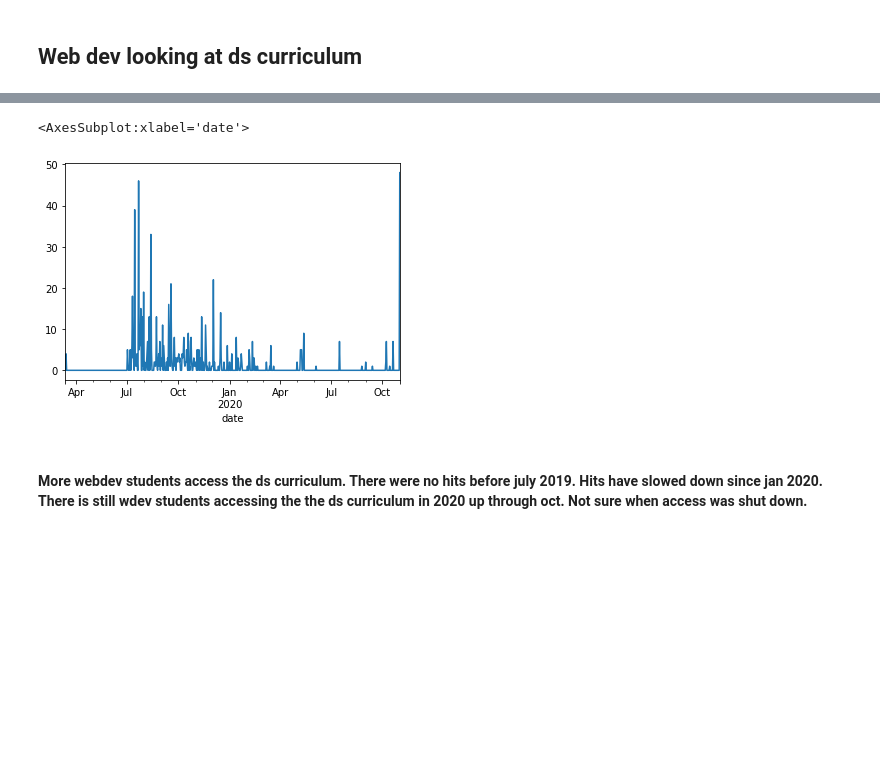
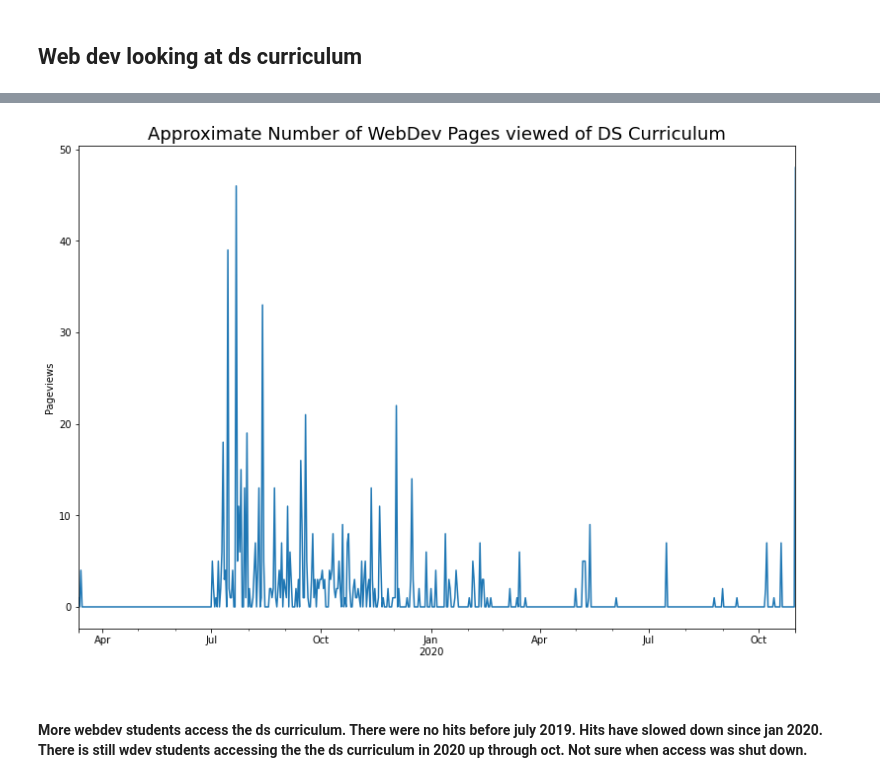
Before and after one commit to george887/time_series_project, a Jupyter notebook: explore.ipynb, the cells around one changed output, grey strips where cells are left out. Drawn from its saved outputs; the diff is of its cells as text; code cells hidden in the pictures; blank space fills up the shorter version.

```diff
--- a/explore.ipynb
+++ b/explore.ipynb
@@ -722,2 +540,2 @@ df.head()
 # %%
-df.index = df.date
+df[df.user_id == 348]
@@ -928,7 +764,0 @@ memory usage: 54.7+ MB
-# %%
-# Converting start and end date to date time
-df.start_date = pd.to_datetime(df.start_date)
-df.end_date = pd.to_datetime(df.end_date)
-# %%
-# Creating a column that creates a boolean mask for the date > start date
-df['past_start_date'] = df.date > df.start_date
@@ -945,3 +764,0 @@ df.head()
-# %%
-# Creating a column that creates a boolean mask for users while enrolled
-df['accessed_while_enrolled'] = ((df.date >= df.start_date) & (df.date <= df.end_date))
@@ -1272,10 +1100,13 @@ wd_check.fillna(True, inplace =True)
 # %%
 # Resample by day and plot to see when this was occuring. Have to deal with nans
 log_wd_check = wdev_pgs_accessed_df[wd_check]
-log_wd_check.resample('D').page.count().plot()
+log_wd_check.resample('D').page.count().plot(figsize = (13, 9))
+plt.title("Approximate Number of WebDev Pages viewed of DS Curriculum", fontsize = 18)
+plt.xlabel(" ")
+plt.ylabel("Pageviews")
+plt.show()
 # %% [output]
-<AxesSubplot:xlabel='date'>
-[figure, old version]
+[figure, new version]
 # %% [markdown]
 #### More webdev students access the ds curriculum. There were no hits before july 2019. Hits have slowed down since jan 2020. There is still wdev students accessing the the ds curriculum in 2020 up through oct. Not sure when access was shut down.
 # %% [markdown]
```
Also changed, not shown: parts of 105 cells of this notebook.
